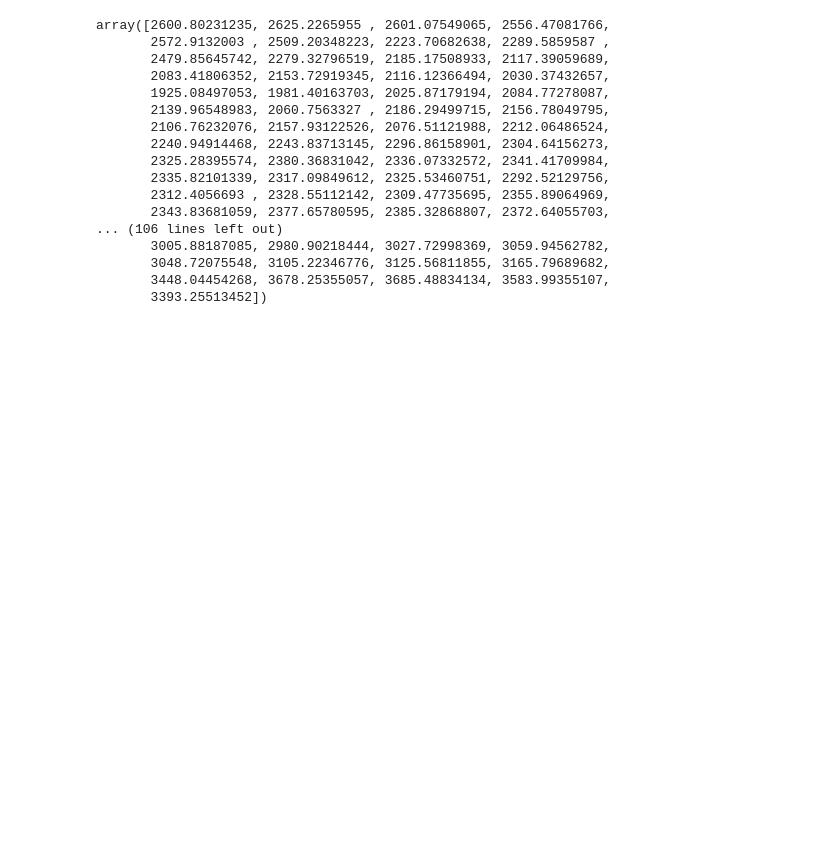
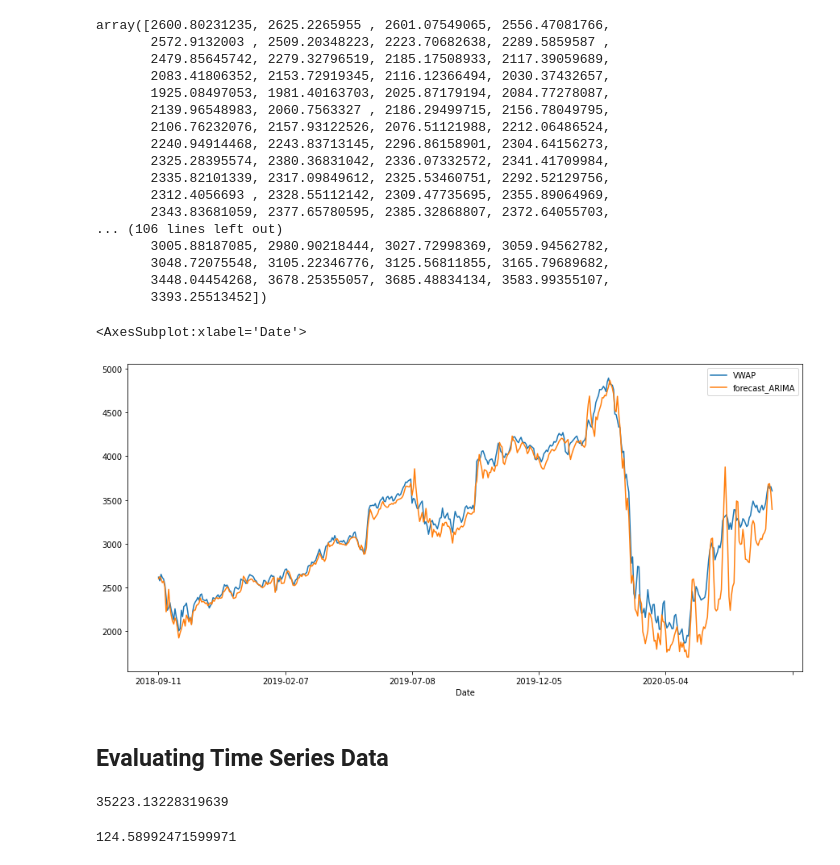
Before and after one commit to ghimiresunil/Three-Real-World-Data-Science-Project, a Jupyter notebook: Predict Stock Price/predict_stock_price.ipynb, the cells around one changed output. Saved outputs shown, nothing was run; the diff lists cells and outputs as text; code cells hidden in the pictures; blank space fills up the shorter version.

Commit message:
Evaluate our ARIMA model

```diff
--- a/Predict Stock Price/predict_stock_price.ipynb
+++ b/Predict Stock Price/predict_stock_price.ipynb
@@ -303,4 +303,9 @@ array([2600.80231235, 2625.2265955 , 2601.07549065, 2556.47081766,
 # %%
 testing_data['forecast_ARIMA'] = forecast
 # %%
-testing_data[['VWAP', 'forecast_ARIMA']
+testing_data[['VWAP', 'forecast_ARIMA']].plot(figsize = (15, 7))
+# %% [output]
+<AxesSubplot:xlabel='Date'>
+[figure, added]
+# %% [markdown]
+## Evaluating Time Series Data
@@ -306,0 +314,10 @@ testing_data[['VWAP', 'forecast_ARIMA']
+# %%
+mse = mean_squared_error(testing_data['VWAP'], testing_data['forecast_ARIMA'])
+mse
+# %% [output]
+35223.13228319639
+# %%
+mae = mean_absolute_error(testing_data['VWAP'], testing_data['forecast_ARIMA'])
+mae
+# %% [output]
+124.58992471599971
```
Also changed, not shown: parts of 2 cells of this notebook.
